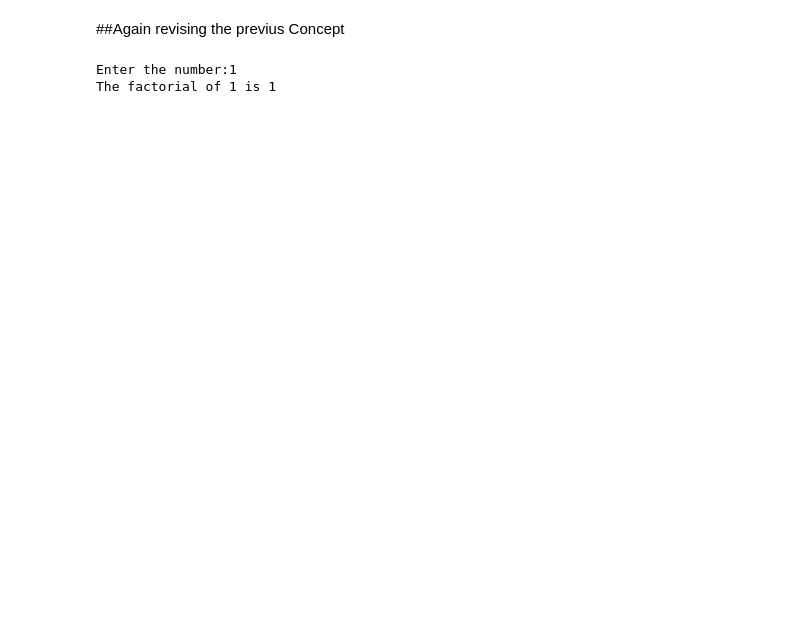
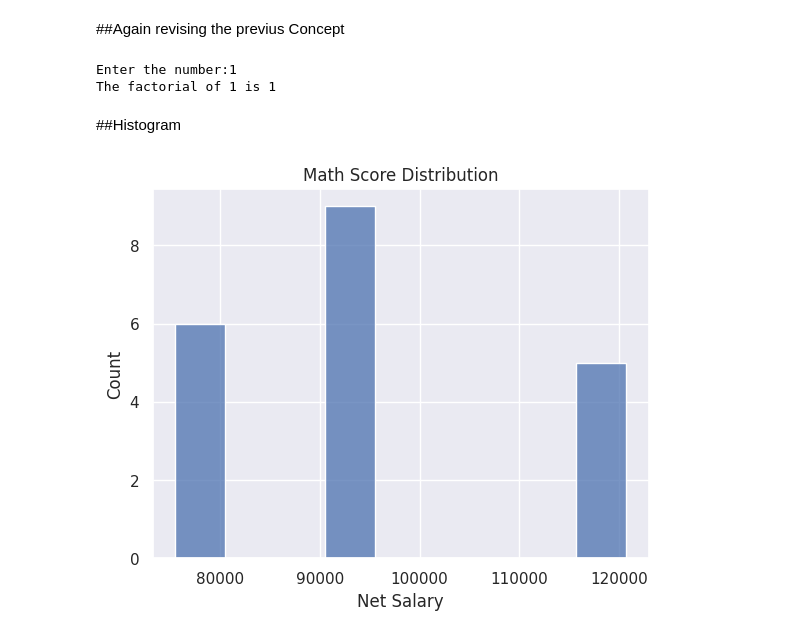
Before and after one commit to ZaidiSahab/Road-to-Data-Science, a Jupyter notebook: Learning_From_Youtube.ipynb, the cells around one changed output. Drawn from its saved outputs; the diff is of its cells as text; code cells hidden in the pictures; blank space fills up the shorter version.

```diff
--- a/Learning_From_Youtube.ipynb
+++ b/Learning_From_Youtube.ipynb
@@ -684,3 +686,11 @@ print("The factorial of" , n ,"is",factorial(n) )
 # %% [output]
 Enter the number:1
 The factorial of 1 is 1
+# %% [markdown]
+##Histogram
+# %%
+sns.histplot(df['Net Salary'], bins=9 )
+plt.title("Math Score Distribution")
+plt.show()
+# %% [output]
+[figure, added]
```
Also changed, not shown: parts of 7 cells of this notebook.
